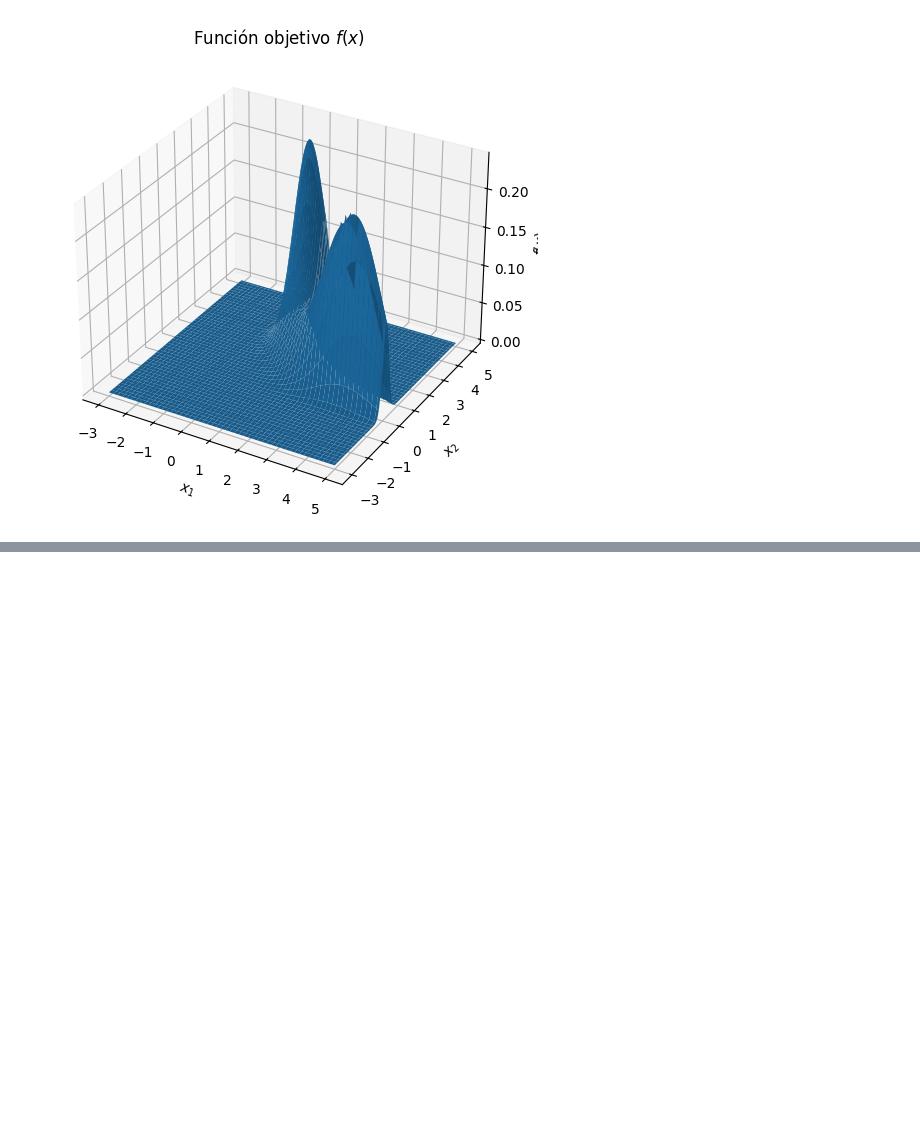
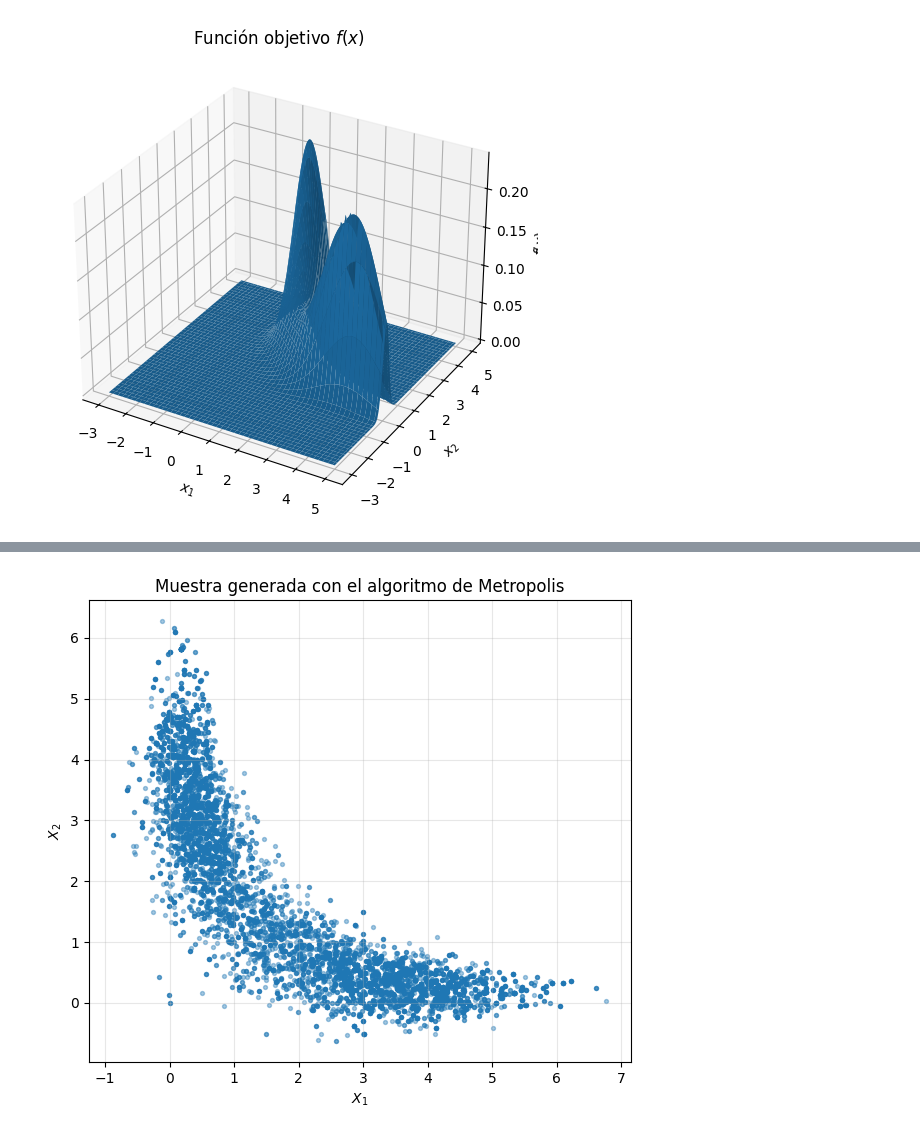
Before and after one commit to KarlaMichelleSorianoSanhez/Simulacion-II, a Jupyter notebook: Algoritmo_de_metropolis.ipynb, the cells around one changed output, grey strips where cells are left out. Drawn from its saved outputs; the diff is of its cells as text; code cells hidden in the pictures; blank space fills up the shorter version.

```diff
--- a/Algoritmo_de_metropolis.ipynb
+++ b/Algoritmo_de_metropolis.ipynb
@@ -138,0 +227,13 @@ De esta manera, el candidato $Y$ se obtiene realizando un desplazamiento aleator
+# %%
+# Se define la probabilidad de aceptación aplha(x,y)
+def alpha(x,y):
+  #como q(x,y) es simetrica, se utiliza f(y)/f(x)
+  rho = f(y) / f(x)
+
+  #alpha(x,y) = min{rho(x,y), 1}
+  return min(rho, 1)
+
+# se calcula alpha para el estado actual X y el candidato Y
+a = alpha(X, Y)
+
+print("Probabilidad de aceptación=", a)
@@ -138,0 +262,13 @@ De esta manera, el candidato $Y$ se obtiene realizando un desplazamiento aleator
+# %%
+# Paso 3. Se genera U ~ U(0,1)
+U = np.random.uniform(0, 1)
+
+# Se aplica la regla de aceptación o rechazo
+if U < a:
+    X_nueva = Y
+else:
+    X_nueva = X
+
+print("U =", U)
+print("alpha =", a)
+print("Siguiente estado =", X_nueva)
@@ -138,0 +392,16 @@ De esta manera, el candidato $Y$ se obtiene realizando un desplazamiento aleator
+# %%
+#se separan las dos componentes de la muestra
+X1= muestra[:,0]
+X2= muestra[:,1]
+
+#Gráfica de dispersión de la muestra obtenida
+plt.figure(figsize=(7, 6))
+plt.scatter(X1, X2, s=8, alpha=0.4)
+plt.title('Muestra generada con el algoritmo de Metropolis')
+plt.xlabel('$X_1$')
+plt.ylabel('$X_2$')
+plt.grid(alpha=0.3)
+
+plt.show()
+# %% [output]
+[figure, added]
```
Also changed, not shown: parts of 21 cells of this notebook.
